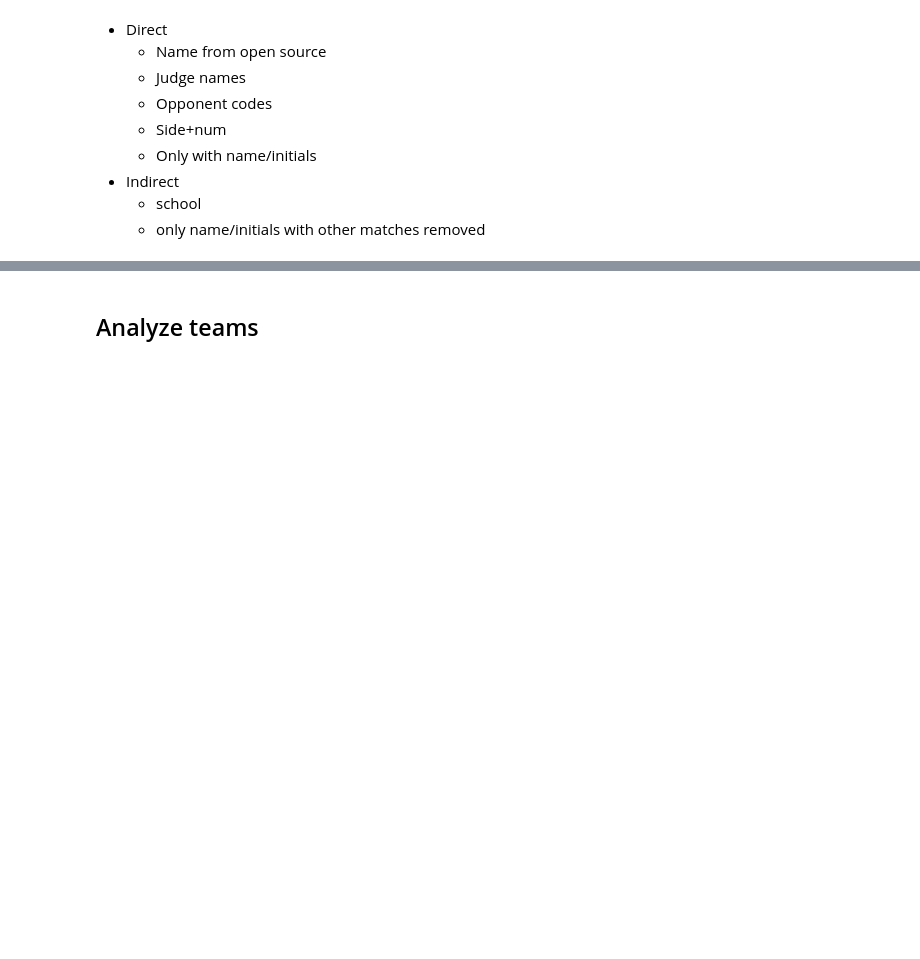
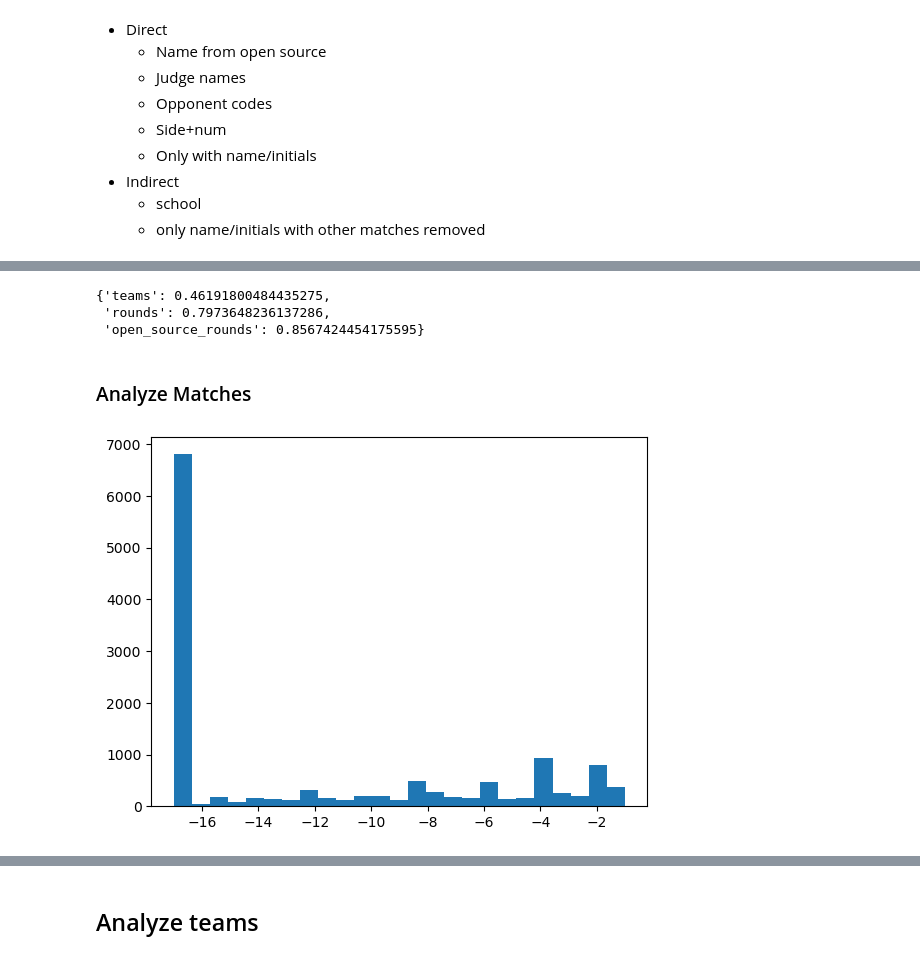
Before and after one commit to D0ugins/tab-data, a Jupyter notebook: match.ipynb, the cells around one changed output, grey strips where cells are left out. Drawn from its saved outputs; the diff is of its cells as text; code cells hidden in the pictures; blank space fills up the shorter version.

Commit message:
Match rounds

```diff
--- a/match.ipynb
+++ b/match.ipynb
@@ -253,0 +392,3 @@ opponent_match = opponent_ratio > 0.75
+# %%
+with open('./data/caselist_tab_info.json', 'r') as f:
+    caselist_tab_map: dict[int, CaselistTeam] = {int(k): CaselistTeam.from_json(v) for k,v in tqdm(json.load(f).items())}
@@ -253,0 +400,19 @@ opponent_match = opponent_ratio > 0.75
+# %%
+judge_counts = pd.DataFrame.from_records((
+    dict(ids=(caselist_team.caselist_id, tabroom_id), matches=num_matches, total=caselist_team.total_judges)
+    for caselist_team in caselist_tab_map.values()
+    for tabroom_id, num_matches in caselist_team.judge_matches.items()
+), index='ids')
+
+opponent_counts = pd.DataFrame.from_records((
+    dict(ids=(caselist_team.caselist_id, tabroom_id), matches=num_matches, total=caselist_team.total_opponents)
+    for caselist_team in caselist_tab_map.values()
+    for tabroom_id, num_matches in caselist_team.opponent_matches.items()
+), index='ids')
+
+counts = pd.concat(dict(judge=judge_counts, opponent=opponent_counts), axis='columns')
+counts.index = pd.MultiIndex.from_tuples(counts.index)
+# %%
+def simple_binomial(num_matches, total, p):
+    """Calculate binomial probability without binomial coefficient, since it will get divide out anyway"""
+    return (p ** num_matches) * ((1 - p) ** (total - num_matches))
@@ -253,0 +453,11 @@ opponent_match = opponent_ratio > 0.75
+# %%
+initial_match_probability_true = 0.75
+initial_match_probability_false = 0.01
+
+theta = dict(
+    judge=np.array([initial_match_probability_true, initial_match_probability_false]),
+    opponent=np.array([initial_match_probability_true, initial_match_probability_false])
+)
+
+match_probabilities, theta_final = expectation_maximization(dict(judge=judge_counts, opponent=opponent_counts), theta)
+match_probabilities
@@ -253,0 +610,6 @@ opponent_match = opponent_ratio > 0.75
+# %%
+match_fractions(find_matches(1 - 1e-6, new_match_probabilities).keys())
+# %% [output]
+{'teams': 0.46191800484435275,
+ 'rounds': 0.7973648236137286,
+ 'open_source_rounds': 0.8567424454175595}
@@ -253,0 +624,8 @@ opponent_match = opponent_ratio > 0.75
+# %% [markdown]
+### Analyze Matches
+# %%
+closeness = 1 - match_probabilities[match_probabilities > .9]
+closeness[closeness == 0] = 1e-17
+counts, bins, _ = plt.hist(np.log10(closeness), bins=25)
+# %% [output]
+[figure, added]
```
Also changed, not shown: parts of 131 cells of this notebook, 5 other files.
